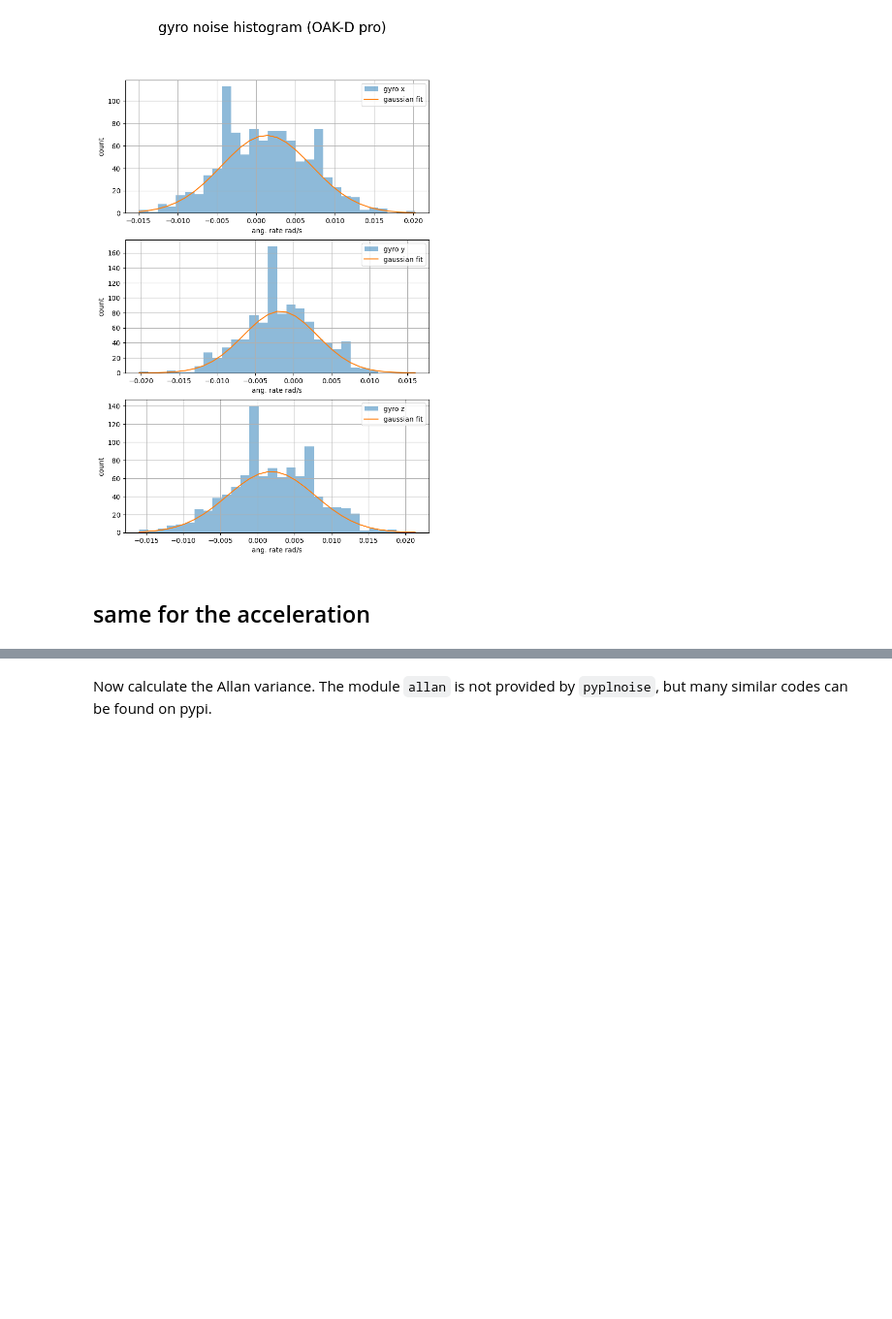
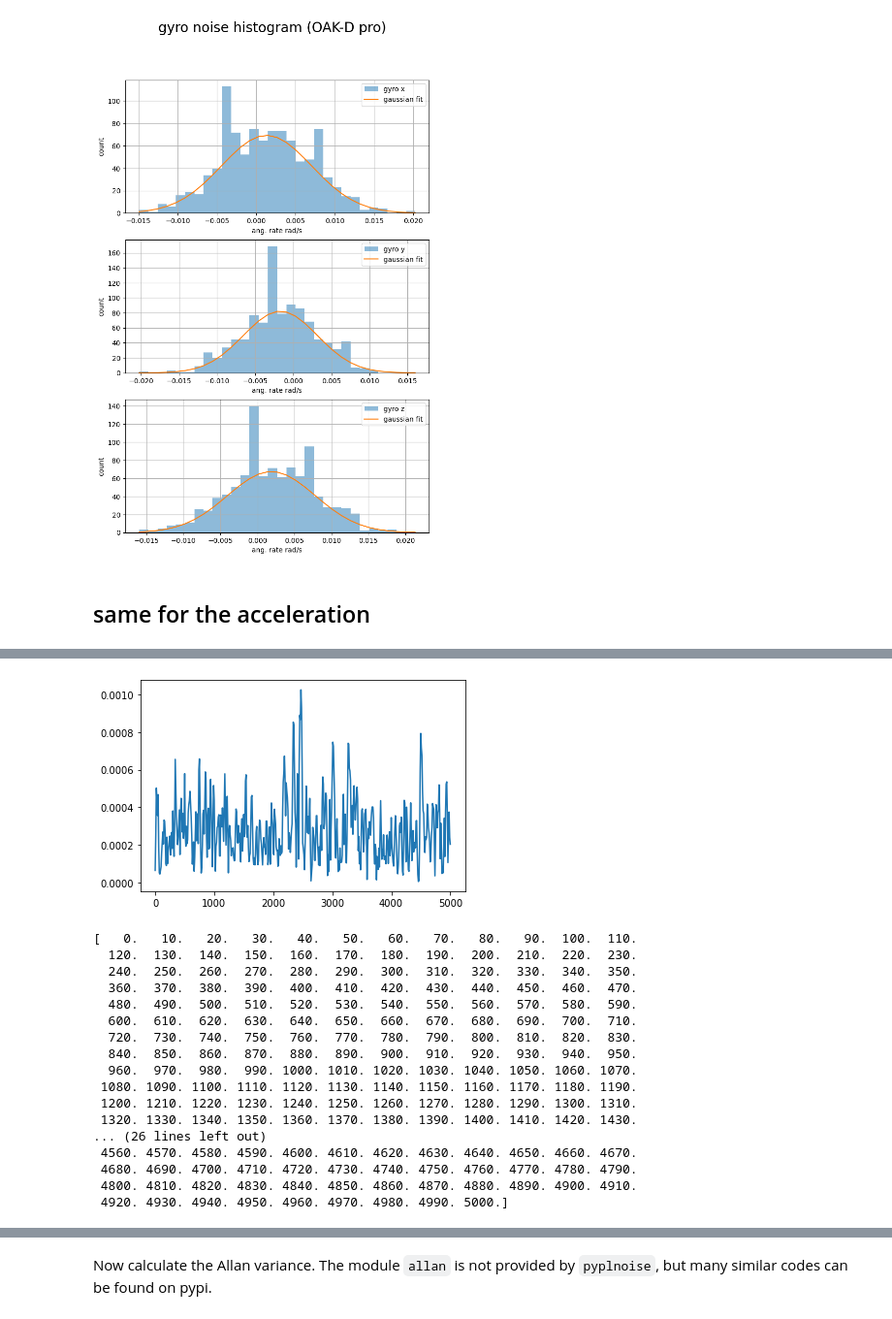
Before and after one commit to diplodocuslongus/depthai2know, a Jupyter notebook: IMU/imu_noise_characterization.ipynb, the cells around one changed output, grey strips where cells are left out. Shown at 97% size. Cells and saved outputs as stored; diff of their text form; code cells hidden in the pictures; blank space fills up the shorter version.

```diff
--- a/IMU/imu_noise_characterization.ipynb
+++ b/IMU/imu_noise_characterization.ipynb
@@ -418,0 +444,27 @@ plt.show()
+# %%
+# see: https://www.analog.com/en/resources/technical-articles/use-python-for-analysis-of-noise.html
+from scipy.signal import periodogram
+fs,psd = periodogram(accy,10000,window='blackman',return_onesided=True)
+vsd = np.sqrt(psd)
+plt.plot(fs,vsd)
+plt.show()
+print(fs)
+# %% [output]
+[figure, added]
+[   0.   10.   20.   30.   40.   50.   60.   70.   80.   90.  100.  110.
+  120.  130.  140.  150.  160.  170.  180.  190.  200.  210.  220.  230.
+  240.  250.  260.  270.  280.  290.  300.  310.  320.  330.  340.  350.
+  360.  370.  380.  390.  400.  410.  420.  430.  440.  450.  460.  470.
+  480.  490.  500.  510.  520.  530.  540.  550.  560.  570.  580.  590.
+  600.  610.  620.  630.  640.  650.  660.  670.  680.  690.  700.  710.
+  720.  730.  740.  750.  760.  770.  780.  790.  800.  810.  820.  830.
+  840.  850.  860.  870.  880.  890.  900.  910.  920.  930.  940.  950.
+  960.  970.  980.  990. 1000. 1010. 1020. 1030. 1040. 1050. 1060. 1070.
+ 1080. 1090. 1100. 1110. 1120. 1130. 1140. 1150. 1160. 1170. 1180. 1190.
+ 1200. 1210. 1220. 1230. 1240. 1250. 1260. 1270. 1280. 1290. 1300. 1310.
+ 1320. 1330. 1340. 1350. 1360. 1370. 1380. 1390. 1400. 1410. 1420. 1430.
+... (26 lines left out)
+ 4560. 4570. 4580. 4590. 4600. 4610. 4620. 4630. 4640. 4650. 4660. 4670.
+ 4680. 4690. 4700. 4710. 4720. 4730. 4740. 4750. 4760. 4770. 4780. 4790.
+ 4800. 4810. 4820. 4830. 4840. 4850. 4860. 4870. 4880. 4890. 4900. 4910.
+ 4920. 4930. 4940. 4950. 4960. 4970. 4980. 4990. 5000.]
```
Also changed, not shown: parts of 10 cells of this notebook, 2 other files.
